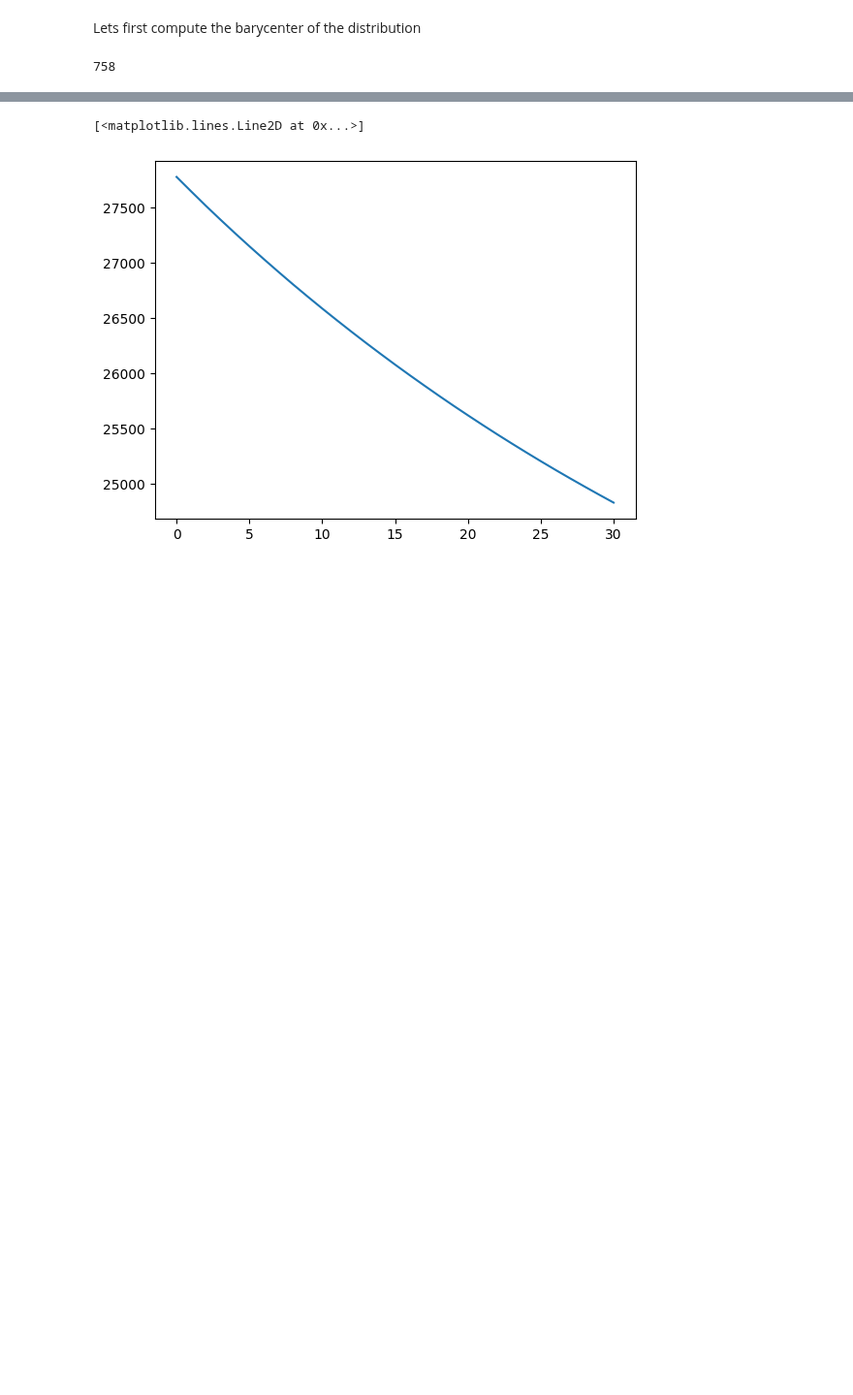
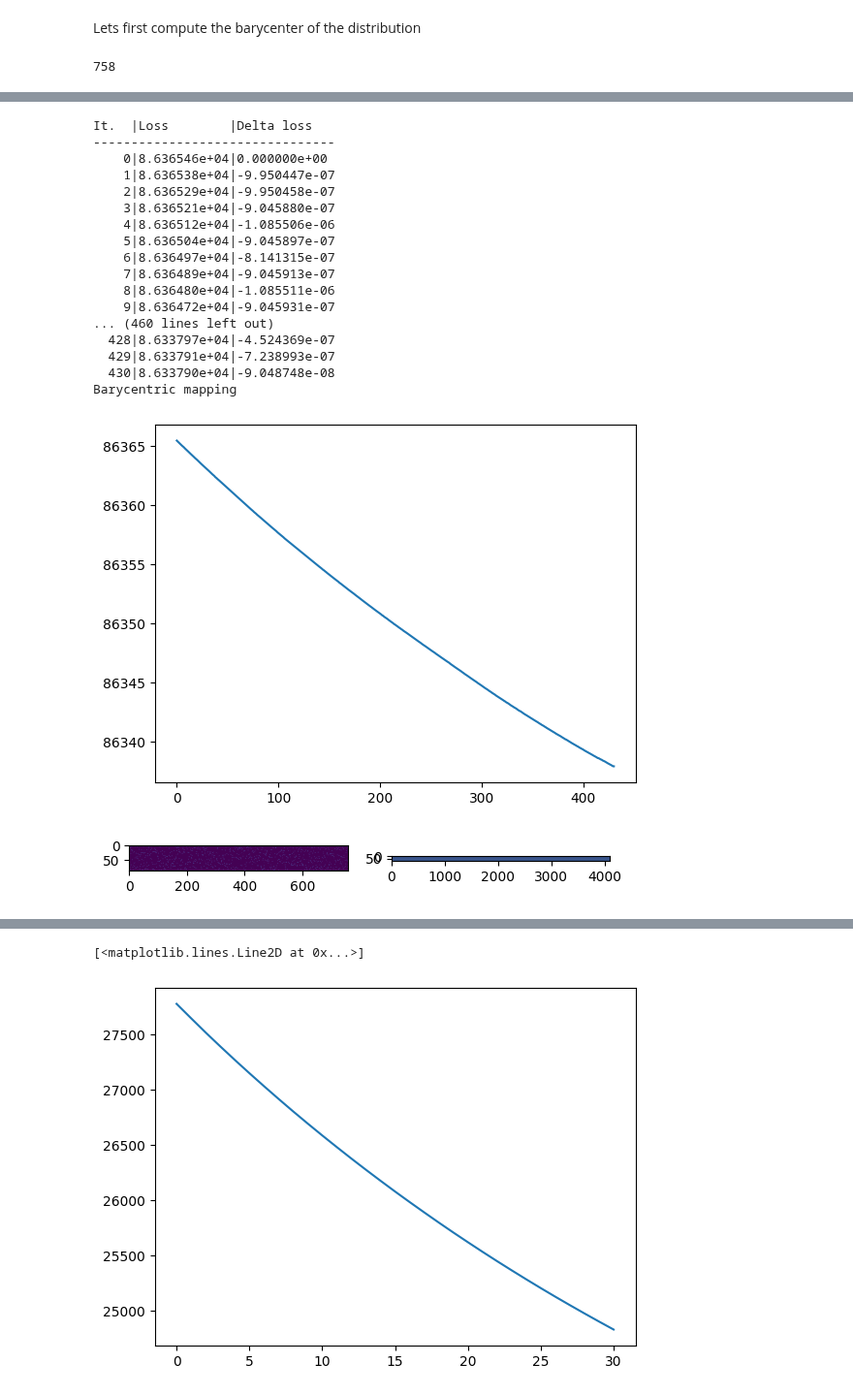
Before and after one commit to balazsmorv/fmri_classifier, a Jupyter notebook: Office-Caltech/office-caltech-simple.ipynb, the cells around one changed output, grey strips where cells are left out. Shown at 97% size. Saved outputs shown, nothing was run; the diff lists cells and outputs as text; code cells hidden in the pictures; blank space fills up the shorter version.

```diff
--- a/Office-Caltech/office-caltech-simple.ipynb
+++ b/Office-Caltech/office-caltech-simple.ipynb
@@ -301,0 +356,36 @@ torch.Size([88, 4096])
+# %%
+import ot.mapping
+
+mapping_transport = MappingTransport(mu=1e-2, eta=1e-3, bias=True, max_iter=100000, max_inner_iter=1e15, log=True, verbose=True, tol=1e-7, kernel='gaussian', sigma=0.1)
+mapping_transport.fit(Xs=X_trains[0], ys=y_trains[0].cpu(), Xt=barycenter, yt=y_bari.cpu())
+transported_xs = mapping_transport.transform(Xs=X_trains[0])
+
+plt.plot([l.cpu() for l in mapping_transport.log_["loss"]])
+plt.show()
+# %% [output]
+It.  |Loss        |Delta loss
+--------------------------------
+    0|8.636546e+04|0.000000e+00
+    1|8.636538e+04|-9.950447e-07
+    2|8.636529e+04|-9.950458e-07
+    3|8.636521e+04|-9.045880e-07
+    4|8.636512e+04|-1.085506e-06
+    5|8.636504e+04|-9.045897e-07
+    6|8.636497e+04|-8.141315e-07
+    7|8.636489e+04|-9.045913e-07
+    8|8.636480e+04|-1.085511e-06
+    9|8.636472e+04|-9.045931e-07
+... (460 lines left out)
+  428|8.633797e+04|-4.524369e-07
+  429|8.633791e+04|-7.238993e-07
+  430|8.633790e+04|-9.048748e-08
+Barycentric mapping
+[figure, added]
+# %%
+plt.subplot(1, 2, 1)
+plt.imshow(mapping_transport.coupling_.cpu())
+plt.subplot(1, 2, 2)
+plt.imshow(mapping_transport.mapping_.cpu())
+plt.show()
+# %% [output]
+[figure, added]
```
Also changed, not shown: parts of 16 cells of this notebook, 7 other files.
